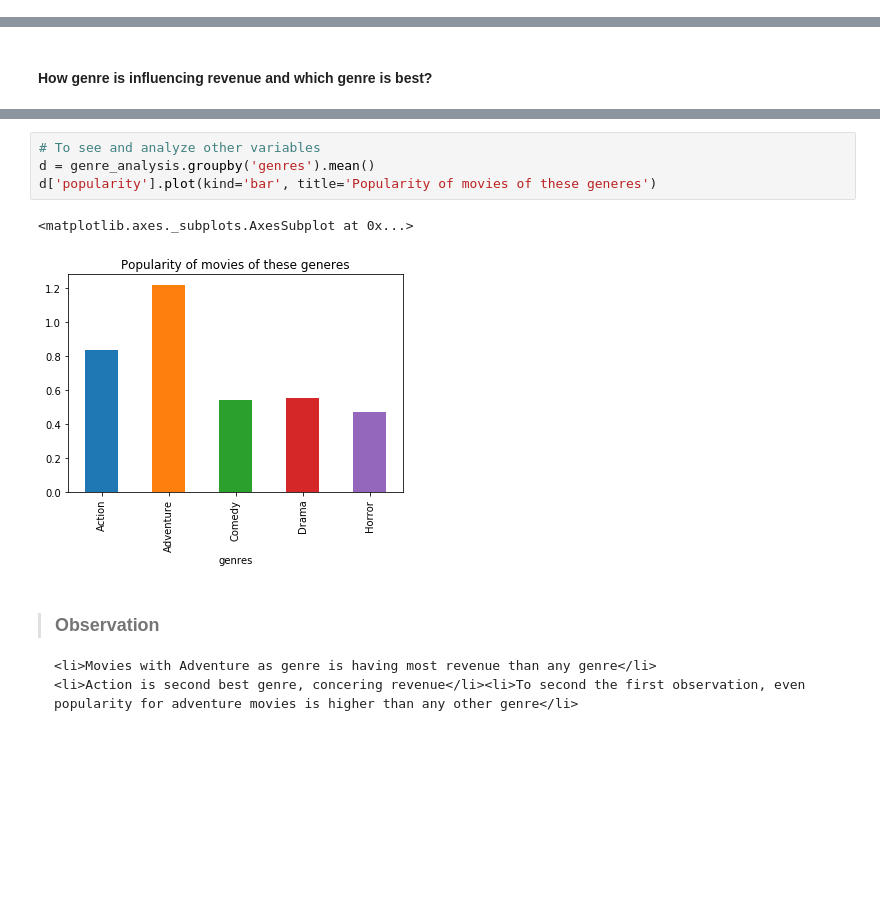
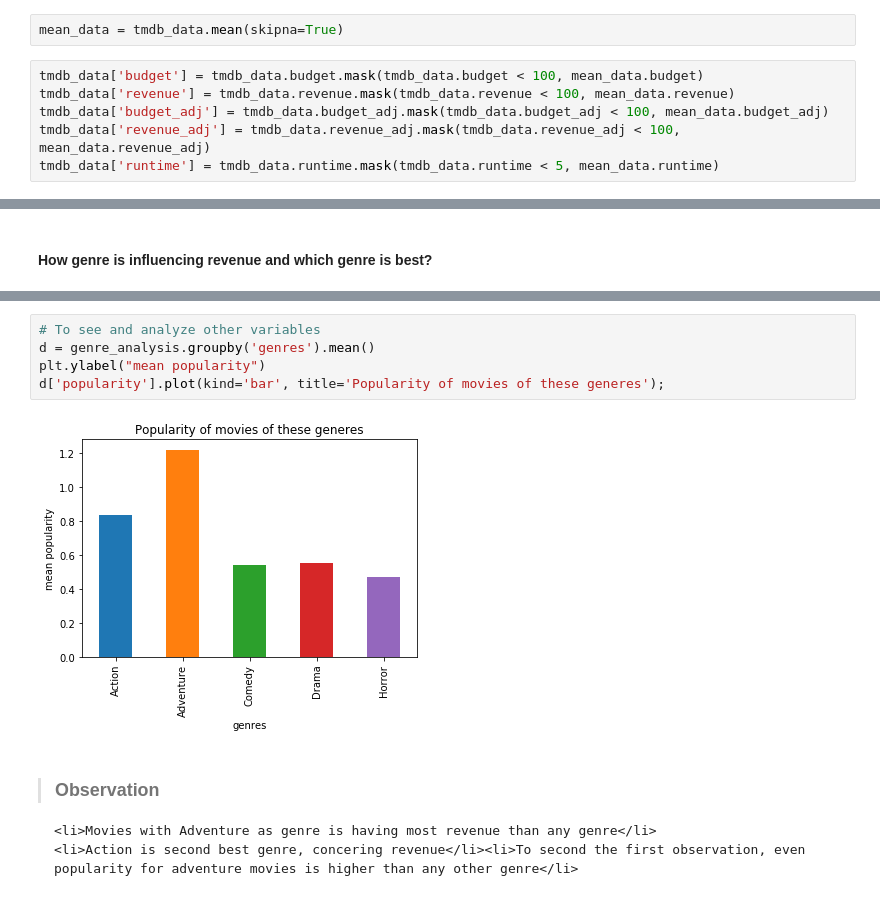
Before and after one commit to AnishReddyRavula/Investigating-Movie-DataBase, a Jupyter notebook: Investigation.ipynb, the cells around one changed output, grey strips where cells are left out. Drawn from its saved outputs; the diff is of its cells as text; blank space fills up the shorter version.

```diff
--- a/Investigation.ipynb
+++ b/Investigation.ipynb
@@ -61,0 +87,8 @@ Lets check for any null or missing values in the datase
+# %%
+mean_data = tmdb_data.mean(skipna=True)
+# %%
+tmdb_data['budget'] = tmdb_data.budget.mask(tmdb_data.budget < 100, mean_data.budget)
+tmdb_data['revenue'] = tmdb_data.revenue.mask(tmdb_data.revenue < 100, mean_data.revenue)
+tmdb_data['budget_adj'] = tmdb_data.budget_adj.mask(tmdb_data.budget_adj < 100, mean_data.budget_adj)
+tmdb_data['revenue_adj'] = tmdb_data.revenue_adj.mask(tmdb_data.revenue_adj < 100, mean_data.revenue_adj)
+tmdb_data['runtime'] = tmdb_data.runtime.mask(tmdb_data.runtime < 5, mean_data.runtime)
@@ -319,10 +397,10 @@ bx_plt.plot()
 # %%
 # To see and analyze other variables
 d = genre_analysis.groupby('genres').mean()
-d['popularity'].plot(kind='bar', title='Popularity of movies of these generes')
+plt.ylabel("mean popularity")
+d['popularity'].plot(kind='bar', title='Popularity of movies of these generes');
 # %% [output]
-<matplotlib.axes._subplots.AxesSubplot at 0x...>
-[figure, old version]
+[figure, new version]
 # %% [markdown]
 >### Observation
 >><ul>
```
Also changed, not shown: parts of 34 cells of this notebook, 1 other file.
